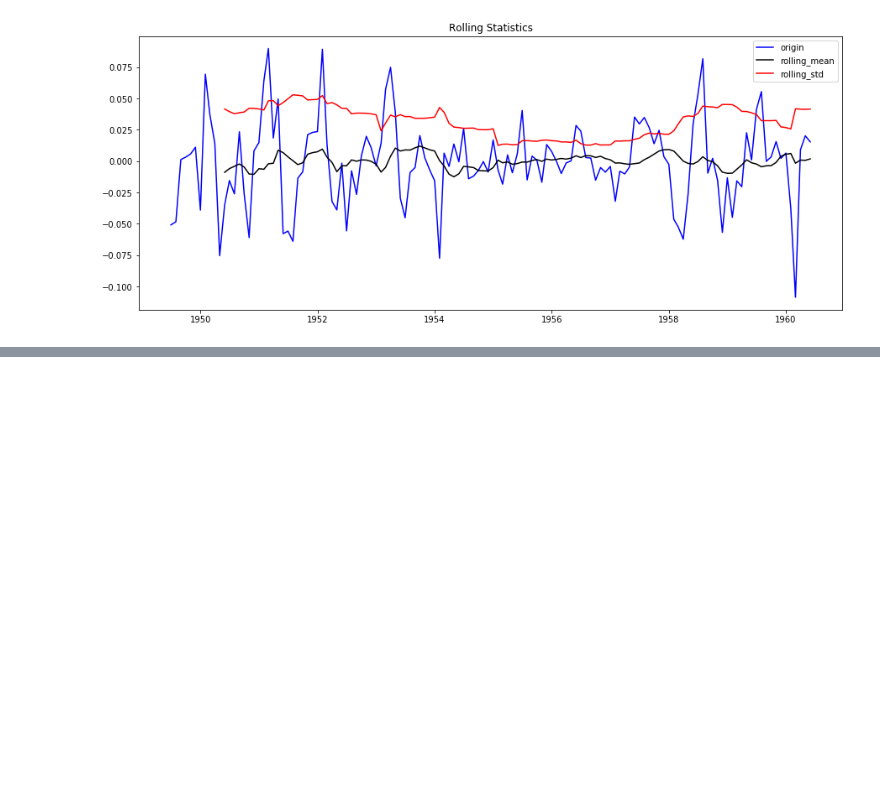
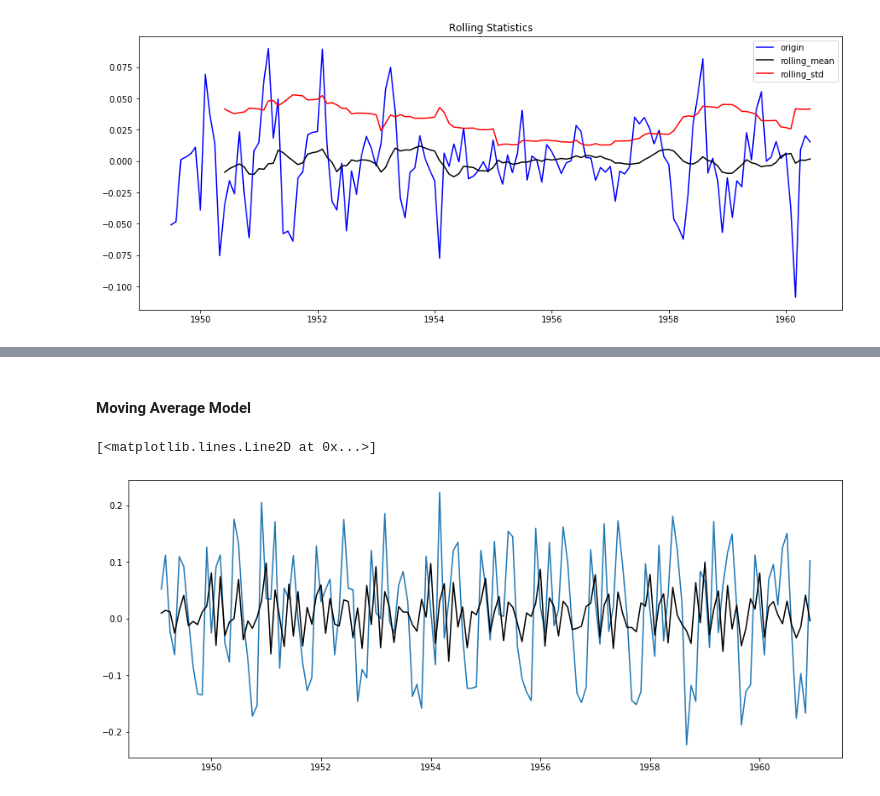
Before and after one commit to adisakshya/time-series-analysis, a Jupyter notebook: Time Series Analysis.ipynb, the cells around one changed output, grey strips where cells are left out. Cells and saved outputs as stored; diff of their text form; code cells hidden in the pictures; blank space fills up the shorter version.

```diff
--- a/Time Series Regression.ipynb
+++ b/Time Series Analysis.ipynb
@@ -262,0 +313,10 @@ rolling_statistics_test(time_series_log_decompose)
+# %% [markdown]
+#### Moving Average Model
+# %%
+model = ARIMA(time_series_log, order=(0, 1, 2))
+mov_avg_res = model.fit(disp=-1)
+plt.plot(time_series_log_diff)
+plt.plot(mov_avg_res.fittedvalues, color='black')
+# %% [output]
+[<matplotlib.lines.Line2D at 0x...>]
+[figure, added]
```
Also changed, not shown: parts of 22 cells of this notebook.
